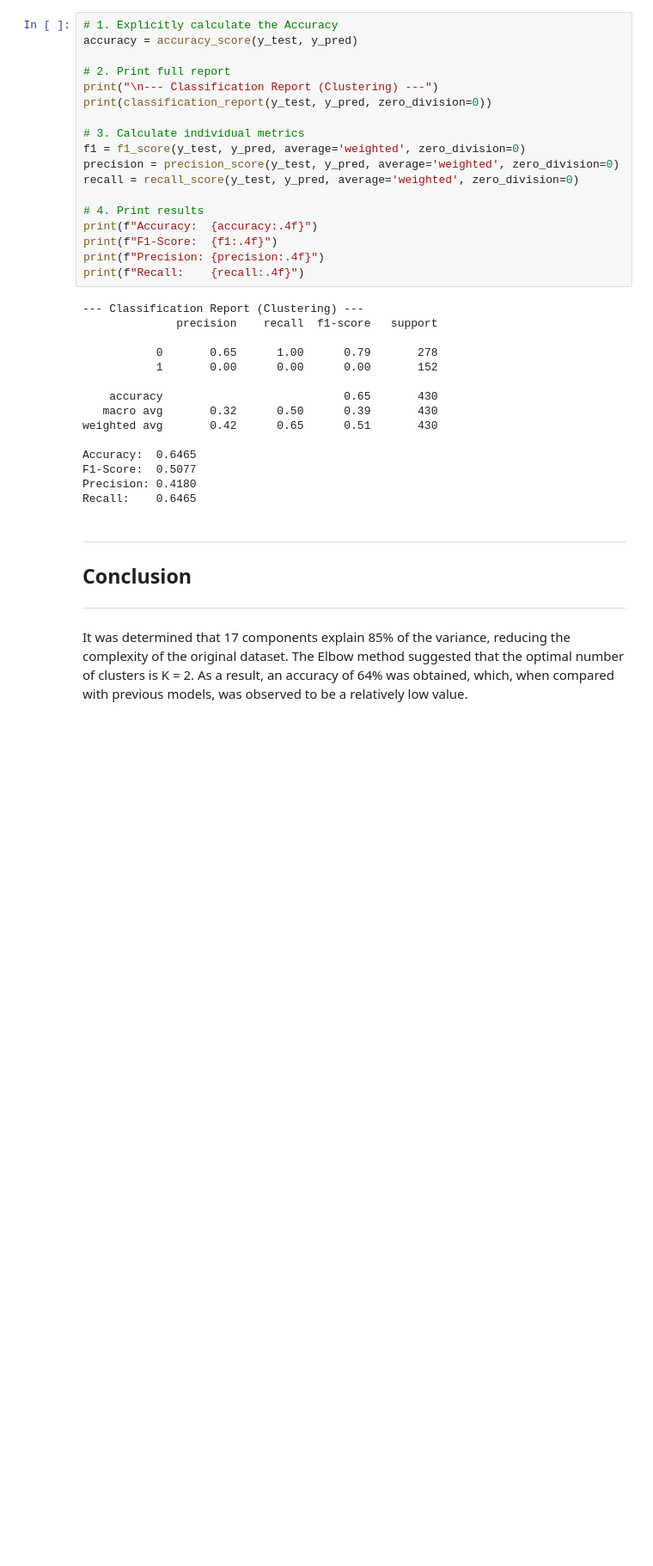
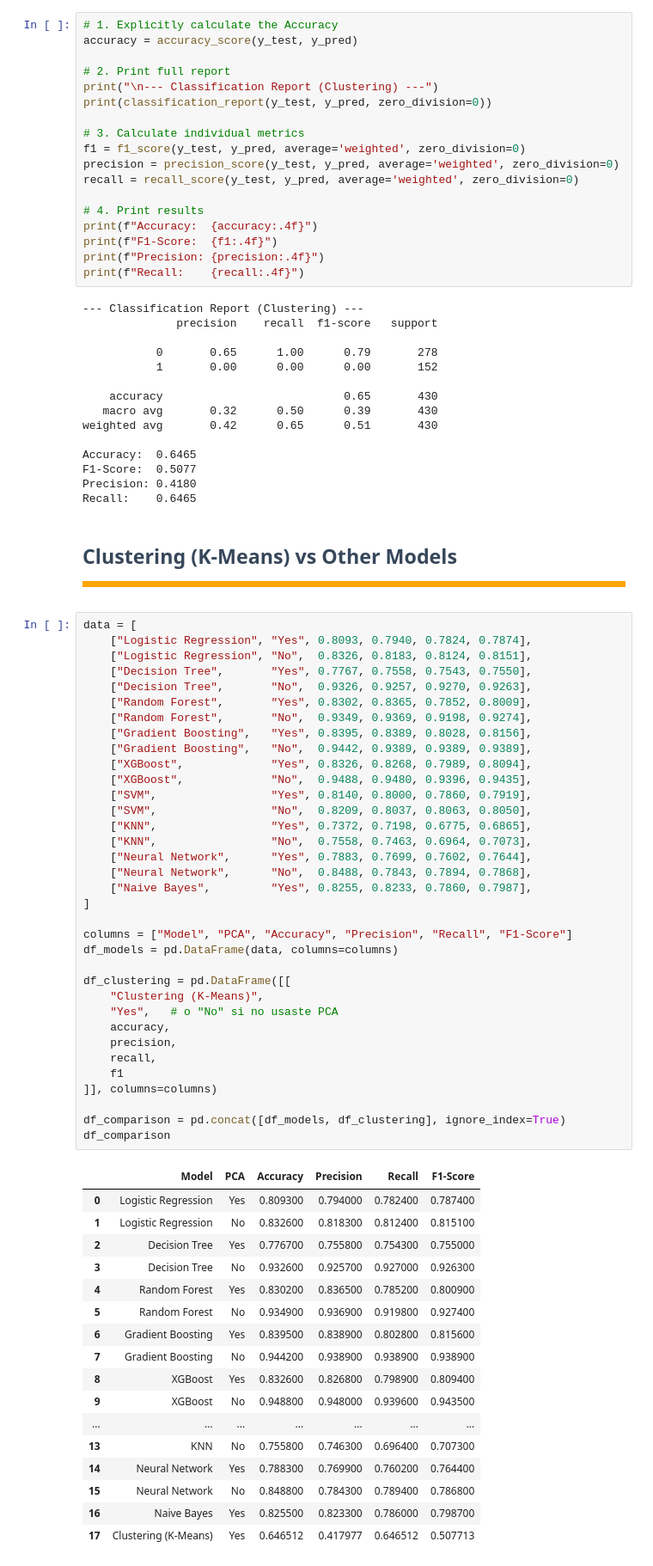
Before and after one commit to diegobravo10/alzheimers-disease-prediction-ml, a Jupyter notebook: Kmeans/alzheimer_kameans.ipynb, the cells around one changed output. Shown at 86% size. Cells and saved outputs as stored; diff of their text form; blank space fills up the shorter version.

Commit message:
cambios cluster

```diff
--- a/Kmeans/alzheimer_kameans.ipynb
+++ b/Kmeans/alzheimer_kameans.ipynb
@@ -561,8 +524,58 @@ Accuracy:  0.6465
 F1-Score:  0.5077
 Precision: 0.4180
 Recall:    0.6465
-# %% [markdown]
-----
-## **Conclusion**
-----
-It was determined that 17 components explain 85% of the variance, reducing the complexity of the original dataset. The Elbow method suggested that the optimal number of clusters is K = 2. As a result, an accuracy of 64% was obtained, which, when compared with previous models, was observed to be a relatively low value.
+# %% [markdown]
+<div id="comparacion" style="color:#37475a; border-bottom: 7px solid orange; width: 100%; margin-bottom: 15px; padding-bottom: 2px"><h2>Clustering (K-Means) vs Other Models</h2> </div>
+# %%
+data = [
+    ["Logistic Regression", "Yes", 0.8093, 0.7940, 0.7824, 0.7874],
+    ["Logistic Regression", "No",  0.8326, 0.8183, 0.8124, 0.8151],
+    ["Decision Tree",       "Yes", 0.7767, 0.7558, 0.7543, 0.7550],
+    ["Decision Tree",       "No",  0.9326, 0.9257, 0.9270, 0.9263],
+    ["Random Forest",       "Yes", 0.8302, 0.8365, 0.7852, 0.8009],
+    ["Random Forest",       "No",  0.9349, 0.9369, 0.9198, 0.9274],
+    ["Gradient Boosting",   "Yes", 0.8395, 0.8389, 0.8028, 0.8156],
+    ["Gradient Boosting",   "No",  0.9442, 0.9389, 0.9389, 0.9389],
+    ["XGBoost",             "Yes", 0.8326, 0.8268, 0.7989, 0.8094],
+    ["XGBoost",             "No",  0.9488, 0.9480, 0.9396, 0.9435],
+    ["SVM",                 "Yes", 0.8140, 0.8000, 0.7860, 0.7919],
+    ["SVM",                 "No",  0.8209, 0.8037, 0.8063, 0.8050],
+    ["KNN",                 "Yes", 0.7372, 0.7198, 0.6775, 0.6865],
+    ["KNN",                 "No",  0.7558, 0.7463, 0.6964, 0.7073],
+    ["Neural Network",      "Yes", 0.7883, 0.7699, 0.7602, 0.7644],
+    ["Neural Network",      "No",  0.8488, 0.7843, 0.7894, 0.7868],
+    ["Naive Bayes",         "Yes", 0.8255, 0.8233, 0.7860, 0.7987],
+]
+
+columns = ["Model", "PCA", "Accuracy", "Precision", "Recall", "F1-Score"]
+df_models = pd.DataFrame(data, columns=columns)
+
+df_clustering = pd.DataFrame([[
+    "Clustering (K-Means)",
+    "Yes",   # o "No" si no usaste PCA
+    accuracy,
+    precision,
+    recall,
+    f1
+]], columns=columns)
+
+df_comparison = pd.concat([df_models, df_clustering], ignore_index=True)
+df_comparison
+# %% [output]
+|  | Model | PCA | Accuracy | Precision | Recall | F1-Score |
+| 0 | Logistic Regression | Yes | 0.809300 | 0.794000 | 0.782400 | 0.787400 |
+| 1 | Logistic Regression | No | 0.832600 | 0.818300 | 0.812400 | 0.815100 |
+| 2 | Decision Tree | Yes | 0.776700 | 0.755800 | 0.754300 | 0.755000 |
+| 3 | Decision Tree | No | 0.932600 | 0.925700 | 0.927000 | 0.926300 |
+| 4 | Random Forest | Yes | 0.830200 | 0.836500 | 0.785200 | 0.800900 |
+| 5 | Random Forest | No | 0.934900 | 0.936900 | 0.919800 | 0.927400 |
+| 6 | Gradient Boosting | Yes | 0.839500 | 0.838900 | 0.802800 | 0.815600 |
+| 7 | Gradient Boosting | No | 0.944200 | 0.938900 | 0.938900 | 0.938900 |
+| 8 | XGBoost | Yes | 0.832600 | 0.826800 | 0.798900 | 0.809400 |
+| 9 | XGBoost | No | 0.948800 | 0.948000 | 0.939600 | 0.943500 |
+| ... | ... | ... | ... | ... | ... | ... |
+| 13 | KNN | No | 0.755800 | 0.746300 | 0.696400 | 0.707300 |
+| 14 | Neural Network | Yes | 0.788300 | 0.769900 | 0.760200 | 0.764400 |
+| 15 | Neural Network | No | 0.848800 | 0.784300 | 0.789400 | 0.786800 |
+| 16 | Naive Bayes | Yes | 0.825500 | 0.823300 | 0.786000 | 0.798700 |
+| 17 | Clustering (K-Means) | Yes | 0.646512 | 0.417977 | 0.646512 | 0.507713 |
```
Also changed, not shown: parts of 38 cells of this notebook.
